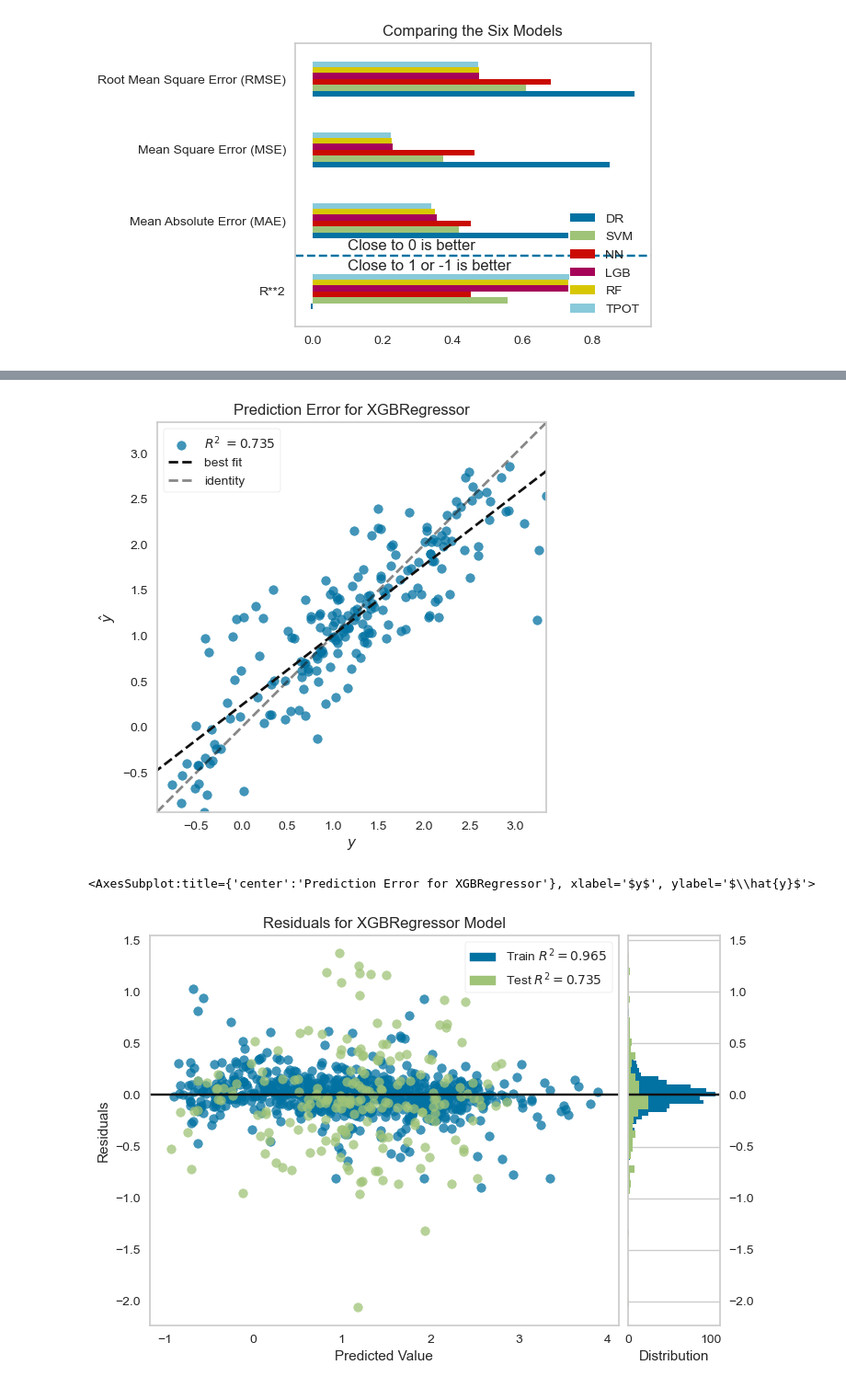
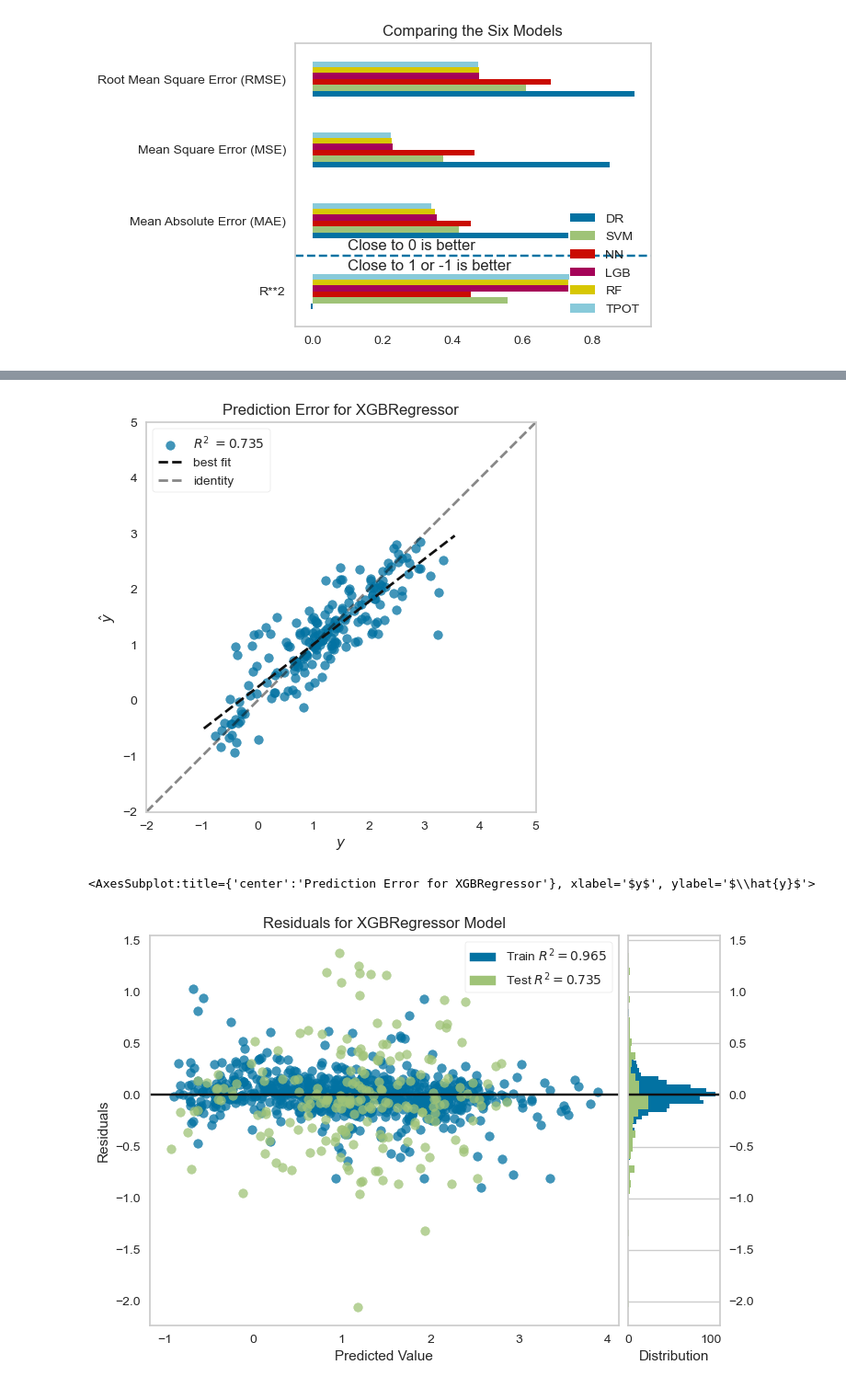
Before and after one commit to dmulysses/ml-regression-pkbhx, a Jupyter notebook: ml-regression-pkbhx.ipynb, the cells around one changed output, grey strips where cells are left out. Shown at 92% size. Cells and saved outputs as stored; diff of their text form; code cells hidden in the pictures.

```diff
--- a/ml-regression-pkbhx.ipynb
+++ b/ml-regression-pkbhx.ipynb
@@ -410,3 +400,9 @@ plt.axhline(y=0.5, linestyle='--')
 plt.show()
 # %% [output]
 [figure]
+# %%
+from yellowbrick.model_selection import FeatureImportances
+
+viz = FeatureImportances(exported_pipeline, relative=False, topn=5)
+viz.fit(X_train, y_train)
+viz.show()
@@ -413,15 +412,17 @@ plt.show()
 # %%
 from yellowbrick.regressor import PredictionError
 
 # Instantiate the linear model and visualizer
 pred_visualizer = PredictionError(exported_pipeline)
 
 pred_visualizer.fit(X_train, y_train)  # Fit the training data to the visualizer
 pred_visualizer.score(X_test, y_test)  # Evaluate the model on the test data
+pred_visualizer.ax.set_xlim(left=-2, right=5)
+pred_visualizer.ax.set_ylim(bottom=-2, top=5)
 pred_visualizer.ax.grid(False)
 pred_visualizer.show()                 # Finalize and render the figure
 # %% [output]
-[figure, old version]
+[figure, new version]
 <AxesSubplot:title={'center':'Prediction Error for XGBRegressor'}, xlabel='$y$', ylabel='$\\hat{y}$'>
 # %%
 from yellowbrick.regressor import ResidualsPlot
```
Also changed, not shown: parts of 9 cells of this notebook.
